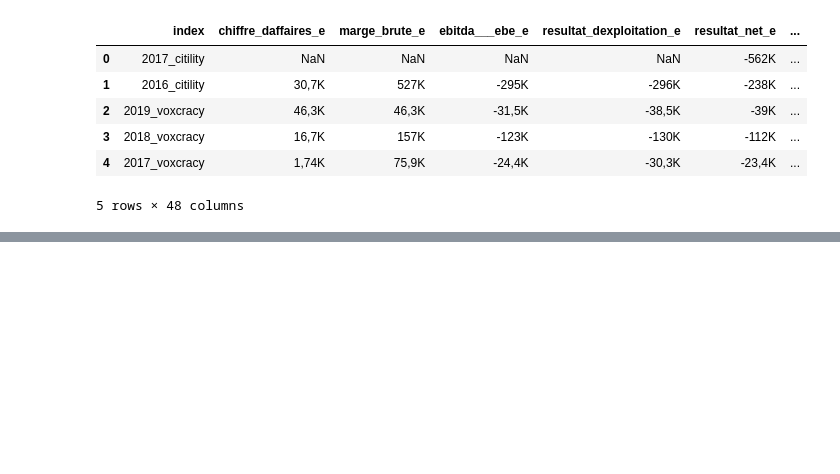
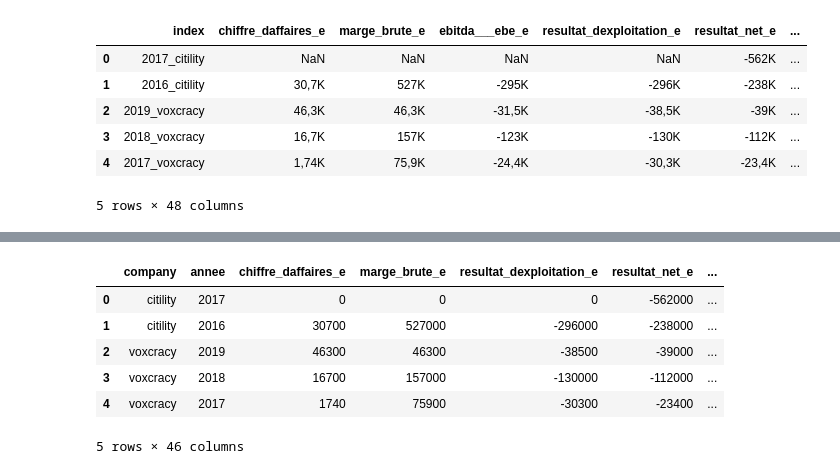
Before and after one commit to tatdef/IH_final_project, a Jupyter notebook: scraping_organizations/companies_data_scraping_1.ipynb, the cells around one changed output, grey strips where cells are left out. Saved outputs shown, nothing was run; the diff lists cells and outputs as text; code cells hidden in the pictures; blank space fills up the shorter version.

```diff
--- a/scraping_organizations/companies_data_scraping_1.ipynb
+++ b/scraping_organizations/companies_data_scraping_1.ipynb
@@ -377 +398,11 @@ finance_df2["index"]= finance_df2["index"].apply(create_company_col)
+# %%
+finance_df2.head()
+# %% [output]
+|  | company | annee | chiffre_daffaires_e | marge_brute_e | resultat_dexploitation_e | resultat_net_e | ... |
+| 0 | citility | 2017 | 0 | 0 | 0 | -562000 | ... |
+| 1 | citility | 2016 | 30700 | 527000 | -296000 | -238000 | ... |
+| 2 | voxcracy | 2019 | 46300 | 46300 | -38500 | -39000 | ... |
+| 3 | voxcracy | 2018 | 16700 | 157000 | -130000 | -112000 | ... |
+| 4 | voxcracy | 2017 | 1740 | 75900 | -30300 | -23400 | ... |
+5 rows × 46 columns
 # %%
```
Also changed, not shown: parts of 22 cells of this notebook, 10 other files.
